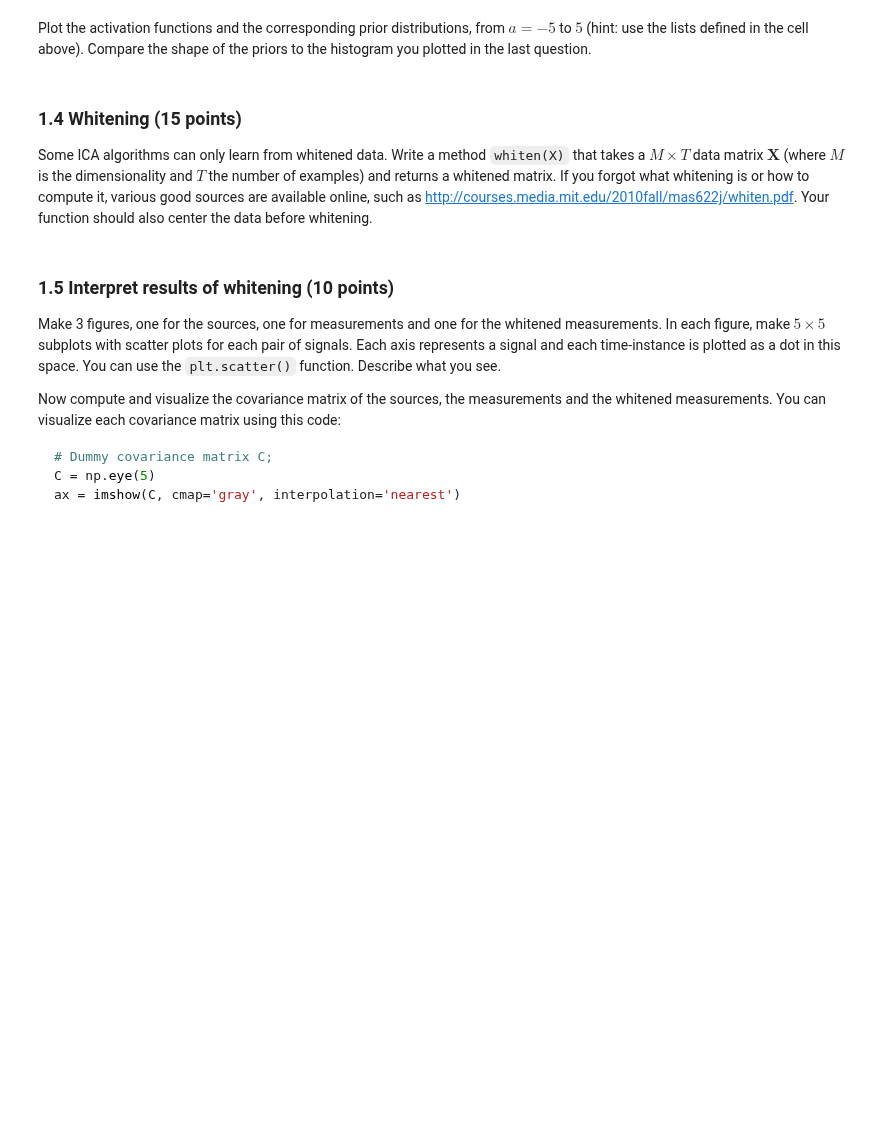
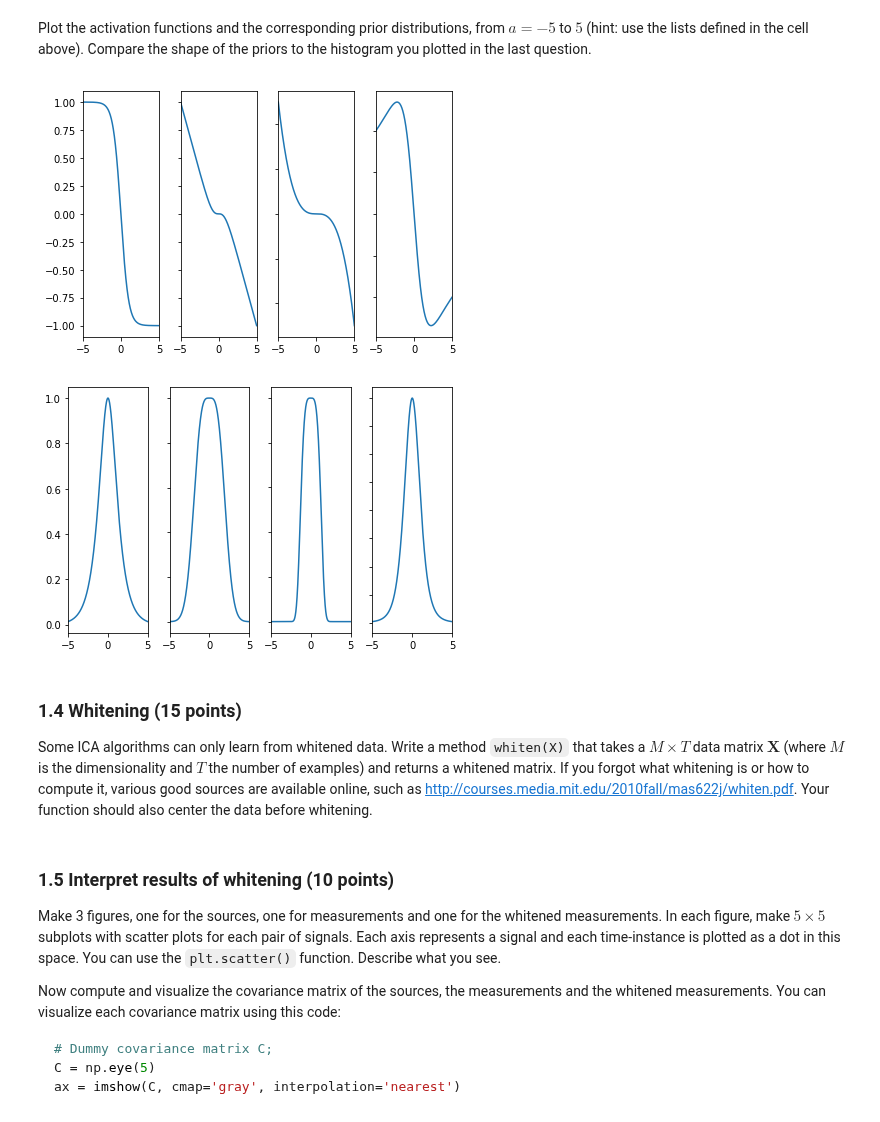
Before and after one commit to DAAAAAAAAAAAAAAAAN/ml2labs, a Jupyter notebook: lab1/lab1.ipynb, the cells around one changed output. Saved outputs shown, nothing was run; the diff lists cells and outputs as text; code cells hidden in the pictures; blank space fills up the shorter version.

```diff
--- a/lab1/lab1.ipynb
+++ b/lab1/lab1.ipynb
@@ -234,28 +251,32 @@ Plot the activation functions and the corresponding prior distributions, from $a
 # %%
 ### 1.3 Implicit priors (continued)
 a = np.linspace(-5, 5, 1000)
 
-# YOUR CODE HERE
 def plot_actv(a, priors, fig=plt.figure()):
     '''Plot the activation functions with the corresponding prioirs
 
     Args:
         a: (list) the activation functions
         priors: (list of func) List with priors.
         fig, optional: (matplotlib.pyplot.figure)
             Figure to plot in.
 
     '''
     rows = len(priors)
 #     wh = int(np.ceil(np.sqrt(rows)));
     for i, prior in enumerate(priors):
         ax = fig.add_subplot(1, rows, i+1);
         ax.plot(a, prior(a))
         if i > 0:
             plt.setp(ax.get_yticklabels(), visible=False);
         ax.set_xlim([-5, 5]);
     plt.tight_layout()
-plot_actv(a, activation_functions)
+plot_actv(a, activation_functions, plt.figure(1))
+
+plot_actv(a, priors, plt.figure(2))
+# %% [output]
+[figure, added]
+[figure, added]
 # %% [markdown]
 ### 1.4 Whitening (15 points)
 Some ICA algorithms can only learn from whitened data. Write a method `whiten(X)` that takes a $M \times T$ data matrix $\mathbf{X}$ (where $M$ is the dimensionality and $T$ the number of examples) and returns a whitened matrix. If you forgot what whitening is or how to compute it, various good sources are available online, such as http://courses.media.mit.edu/2010fall/mas622j/whiten.pdf. Your function should also center the data before whitening.
```
Also changed, not shown: parts of 10 cells of this notebook.
